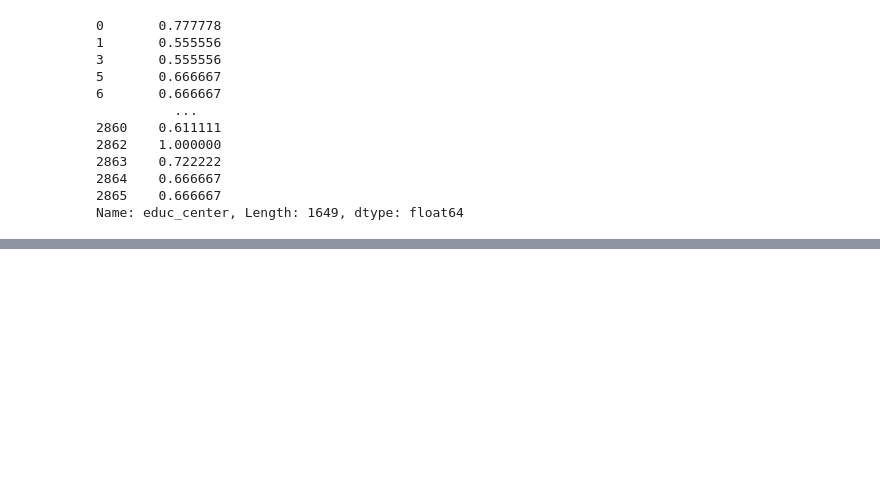
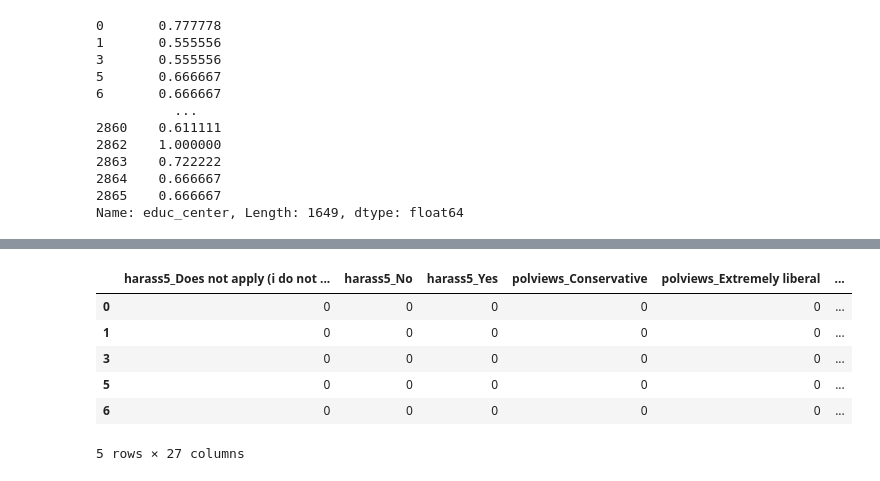
Before and after one commit to batman0911/social-stat-final-term, a Jupyter notebook: preprocessing.ipynb, the cells around one changed output, grey strips where cells are left out. Saved outputs shown, nothing was run; the diff lists cells and outputs as text; code cells hidden in the pictures; blank space fills up the shorter version.

```diff
--- a/preprocessing.ipynb
+++ b/preprocessing.ipynb
@@ -50,2 +39,3 @@ gss16_data.dropna(subset=['emailmin', 'emailhr'], inplace=True)
-# %%
-gss16_data['email_time'] = gss16_data['emailhr'] * 60 + gss16_data['emailmin']
+# %%
+col_num = ['emailmin', 'emailhr', 'educ']
+col_cat = ['harass5', 'polviews', 'advfront', 'snapchat', 'instagrm', 'wrkstat']
@@ -89,0 +155,12 @@ Name: educ_center, Length: 1649, dtype: float64
+# %%
+df_cat_dum = pd.get_dummies(df_cat, dtype=int)
+# %%
+df_cat_dum.head()
+# %% [output]
+|  | harass5_Does not apply (i do not ... | harass5_No | harass5_Yes | polviews_Conservative | polviews_Extremely liberal | ... |
+| 0 | 0 | 0 | 0 | 0 | 0 | ... |
+| 1 | 0 | 0 | 0 | 0 | 0 | ... |
+| 3 | 0 | 0 | 0 | 0 | 0 | ... |
+| 5 | 0 | 0 | 0 | 0 | 0 | ... |
+| 6 | 0 | 0 | 0 | 0 | 0 | ... |
+5 rows × 27 columns
```
Also changed, not shown: parts of 31 cells of this notebook, 5 other files.
